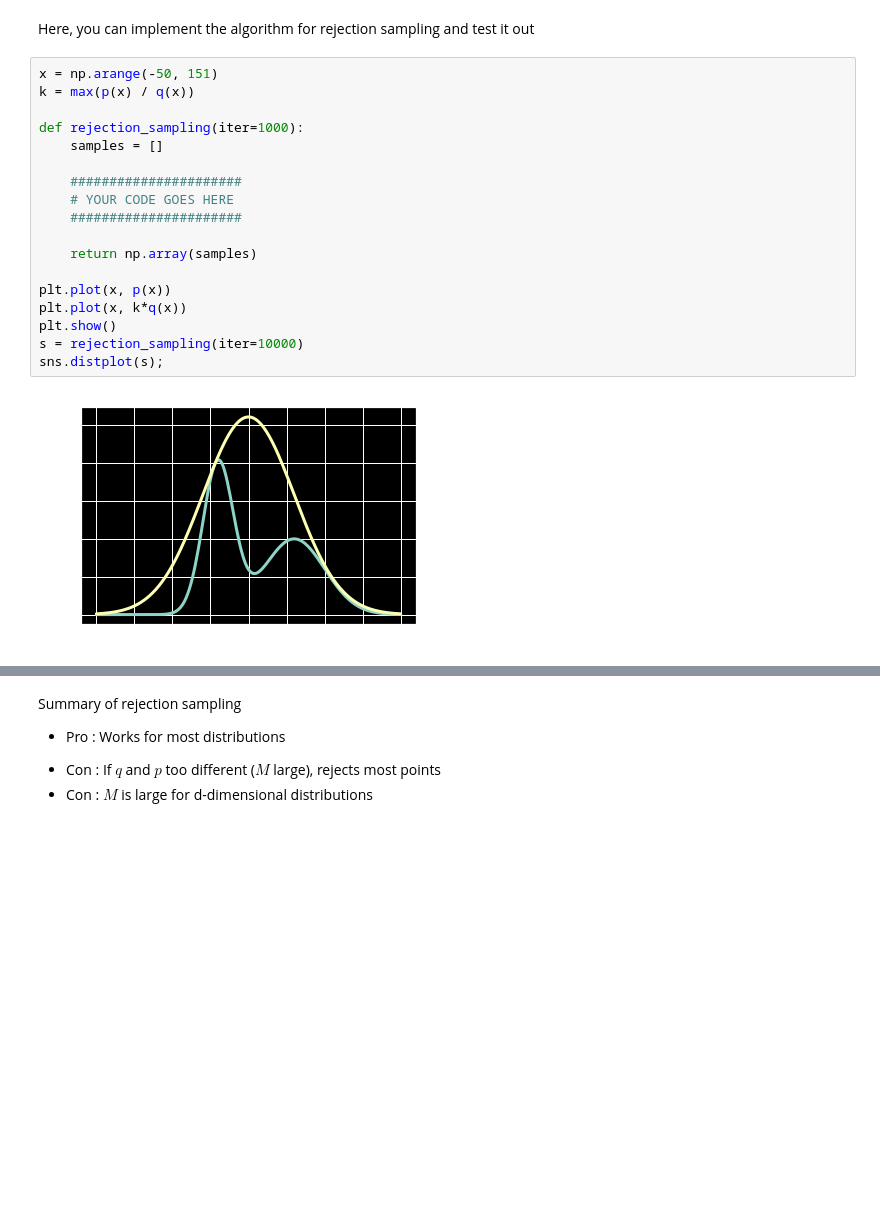
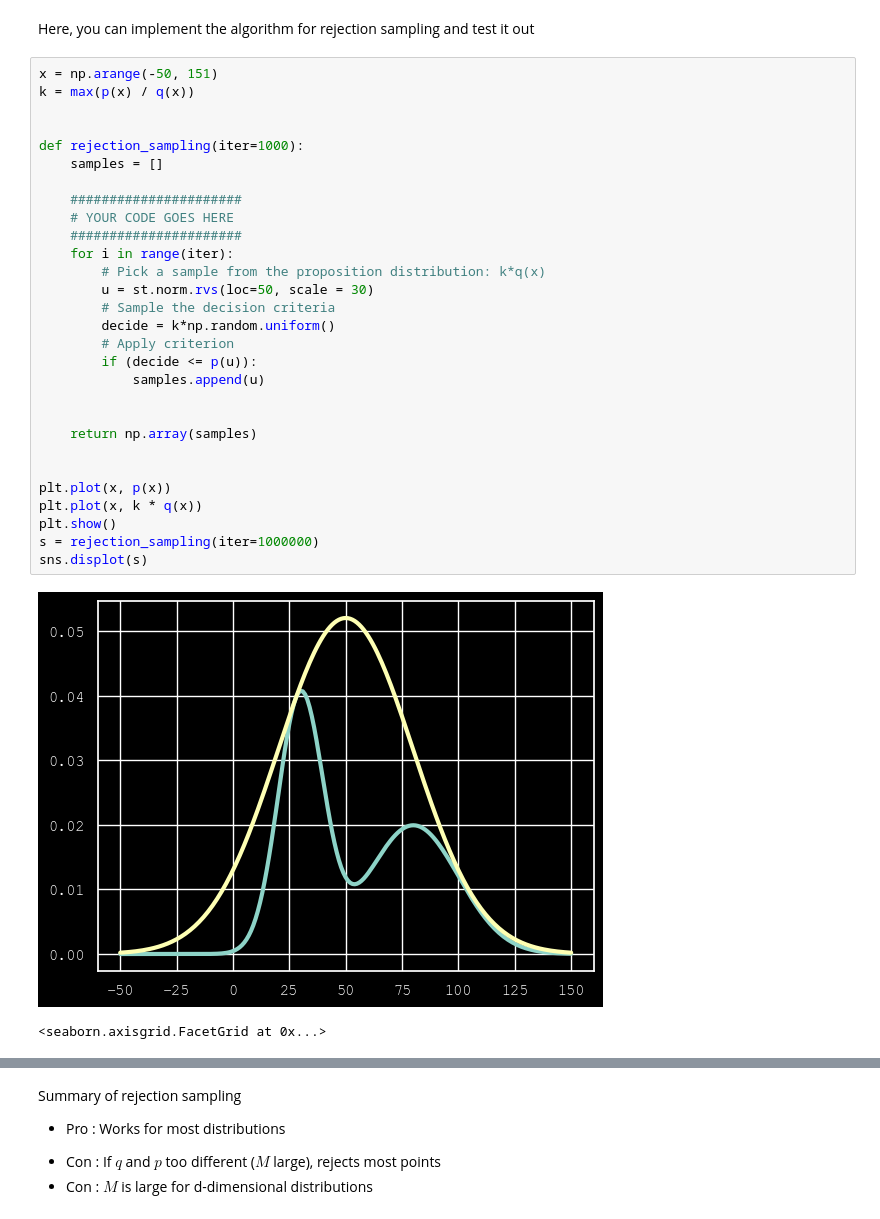
Before and after one commit to LouisLalay/atiam_ml, a Jupyter notebook: 08a_sampling_mcmc.ipynb, the cells around one changed output, grey strips where cells are left out. Cells and saved outputs as stored; diff of their text form; blank space fills up the shorter version.

Commit message:
Sampling OK

```diff
--- a/08a_sampling_mcmc.ipynb
+++ b/08a_sampling_mcmc.ipynb
@@ -171,20 +188,32 @@ Here, you can implement the algorithm for rejection sampling and test it out
 # %%
 x = np.arange(-50, 151)
 k = max(p(x) / q(x))
+
 
 def rejection_sampling(iter=1000):
     samples = []
 
     ######################
     # YOUR CODE GOES HERE
     ######################
+    for i in range(iter):
+        # Pick a sample from the proposition distribution: k*q(x)
+        u = st.norm.rvs(loc=50, scale = 30)
+        # Sample the decision criteria
+        decide = k*np.random.uniform()
+        # Apply criterion
+        if (decide <= p(u)):
+            samples.append(u)
+
 
     return np.array(samples)
 
+
 plt.plot(x, p(x))
-plt.plot(x, k*q(x))
+plt.plot(x, k * q(x))
 plt.show()
-s = rejection_sampling(iter=10000)
-sns.distplot(s);
+s = rejection_sampling(iter=1000000)
+sns.displot(s)
 # %% [output]
-[figure, old version]
+[figure, new version]
+<seaborn.axisgrid.FacetGrid at 0x...>
```
Also changed, not shown: parts of 8 cells of this notebook.
